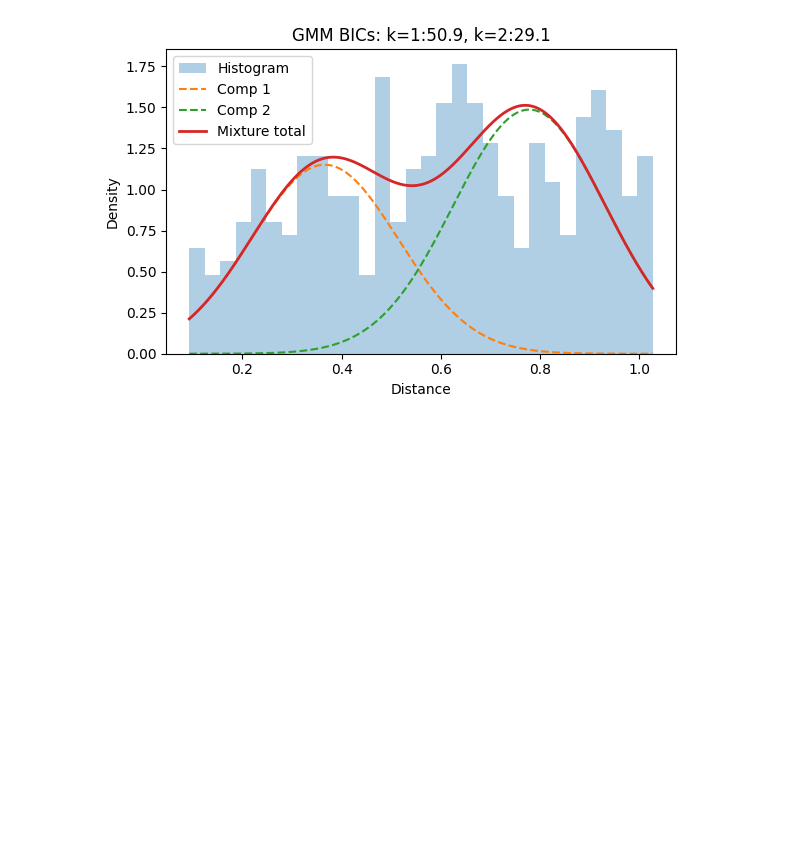
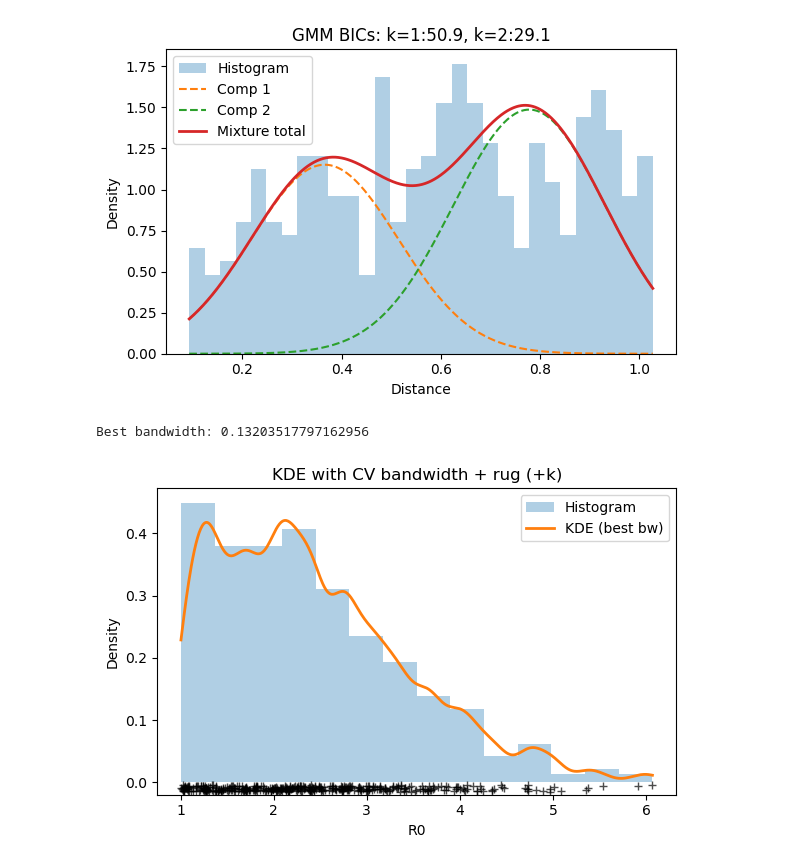
Before and after one commit to lzxiaohu/StrepA_program, a Jupyter notebook: code/Untitled1.ipynb, the cells around one changed output. Cells and saved outputs as stored; diff of their text form; code cells hidden in the pictures; blank space fills up the shorter version.

Commit message:
posterior analysis and figures

```diff
--- a/code/Untitled1.ipynb
+++ b/code/Untitled1.ipynb
@@ -189,3 +189,58 @@ Mean:  0.6014599826892361
 Means: [0.366 0.778]
 Std devs: [0.148 0.153]
 [figure]
+# %%
+import numpy as np
+import matplotlib.pyplot as plt
+from sklearn.neighbors import KernelDensity
+from sklearn.model_selection import GridSearchCV
+
+# Load
+R0_samps = np.loadtxt("./experimental_data/R0_samps_3params_3stars_v9_ud3.csv", delimiter=",")
+
+# Clean
+x = np.asarray(R0_samps).ravel()
+x = x[np.isfinite(x)]
+X = x.reshape(-1, 1)
+
+# Bandwidth search
+bandwidths = np.logspace(-2, 0.5, 30)  # ~0.01 to ~3.16
+
+grid = GridSearchCV(
+    KernelDensity(kernel="gaussian"),
+    {"bandwidth": bandwidths},
+    cv=5
+)
+grid.fit(X)
+
+kde = grid.best_estimator_
+print("Best bandwidth:", kde.bandwidth)
+
+# Evaluate on grid
+xs = np.linspace(x.min(), x.max(), 600)
+xs2 = xs[:, None]  # (N,1) for sklearn
+log_dens = kde.score_samples(xs2)
+dens = np.exp(log_dens)
+
+# Plot
+fig, ax = plt.subplots(figsize=(6, 4))
+ax.hist(x, bins="fd", density=True, alpha=0.35, label="Histogram")
+ax.plot(xs, dens, lw=2, label="KDE (best bw)")
+
+# --- +k rug plot (points under the curve) ---
+rng = np.random.default_rng(0)  # for reproducibility
+y_rug = -0.005 - 0.01 * rng.random(X.shape[0])
+ax.plot(X[:, 0], y_rug, "+k", markersize=6, alpha=0.7)
+
+# Ensure rug is visible
+ax.set_ylim(min(y_rug.min() * 1.2, -0.02), ax.get_ylim()[1])
+
+ax.set_title("KDE with CV bandwidth + rug (+k)")
+ax.set_xlabel("R0")
+ax.set_ylabel("Density")
+ax.legend()
+fig.tight_layout()
+plt.show()
+# %% [output]
+Best bandwidth: 0.13203517797162956
+[figure, added]
```
Also changed, not shown: parts of 10 cells of this notebook, 49 other files.
